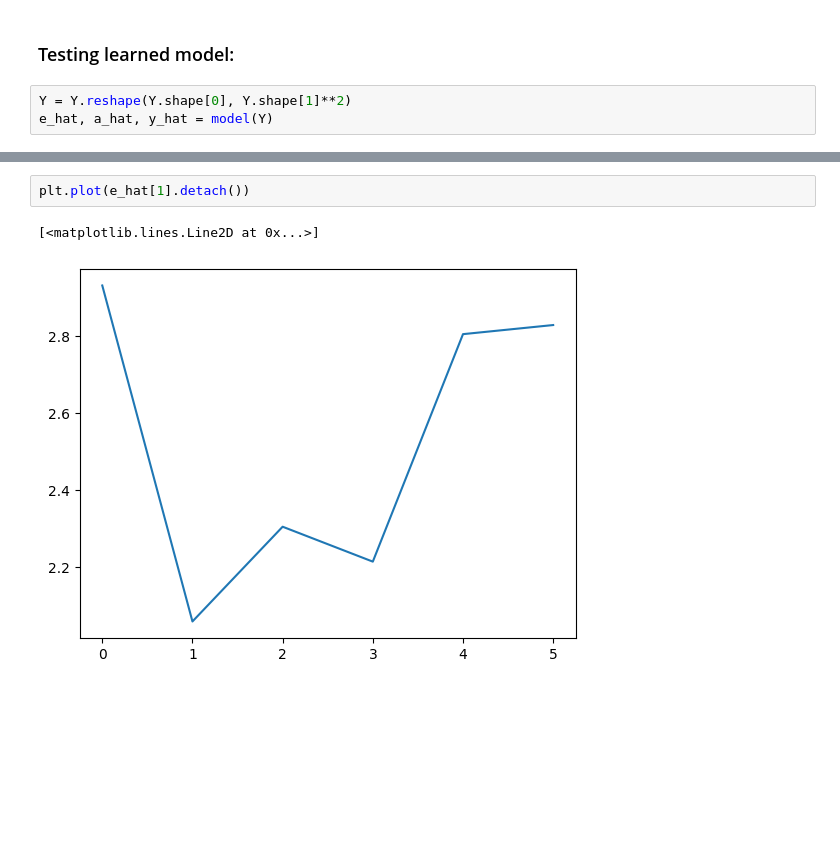
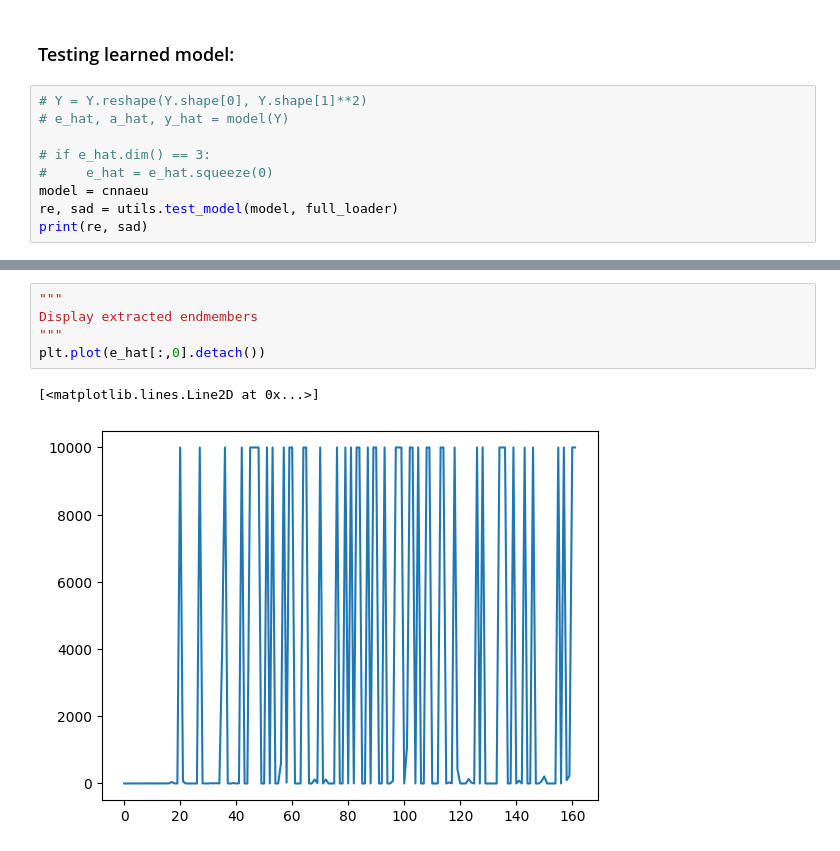
Before and after one commit to edabier/SS-HSU_benchmark, a Jupyter notebook: global_test.ipynb, the cells around one changed output, grey strips where cells are left out. Saved outputs shown, nothing was run; the diff lists cells and outputs as text; blank space fills up the shorter version.

Commit message:
model checkpoint save, metrics computation, model testing

```diff
--- a/global_test.ipynb
+++ b/global_test.ipynb
@@ -124,5 +144,11 @@ torch.Size([162, 6]) torch.Size([1, 6, 94249])
 # %% [markdown]
 ### Testing learned model:
 # %%
-Y = Y.reshape(Y.shape[0], Y.shape[1]**2)
-e_hat, a_hat, y_hat = model(Y)
+# Y = Y.reshape(Y.shape[0], Y.shape[1]**2)
+# e_hat, a_hat, y_hat = model(Y)
+
+# if e_hat.dim() == 3:
+#     e_hat = e_hat.squeeze(0)
+model = cnnaeu
+re, sad = utils.test_model(model, full_loader)
+print(re, sad)
@@ -129,5 +165,8 @@ e_hat, a_hat, y_hat = model(Y)
 # %%
-plt.plot(e_hat[1].detach())
+"""
+Display extracted endmembers
+"""
+plt.plot(e_hat[:,0].detach())
 # %% [output]
 [<matplotlib.lines.Line2D at 0x...>]
-[figure, old version]
+[figure, new version]
```
Also changed, not shown: parts of 13 cells of this notebook, 4 other files.
